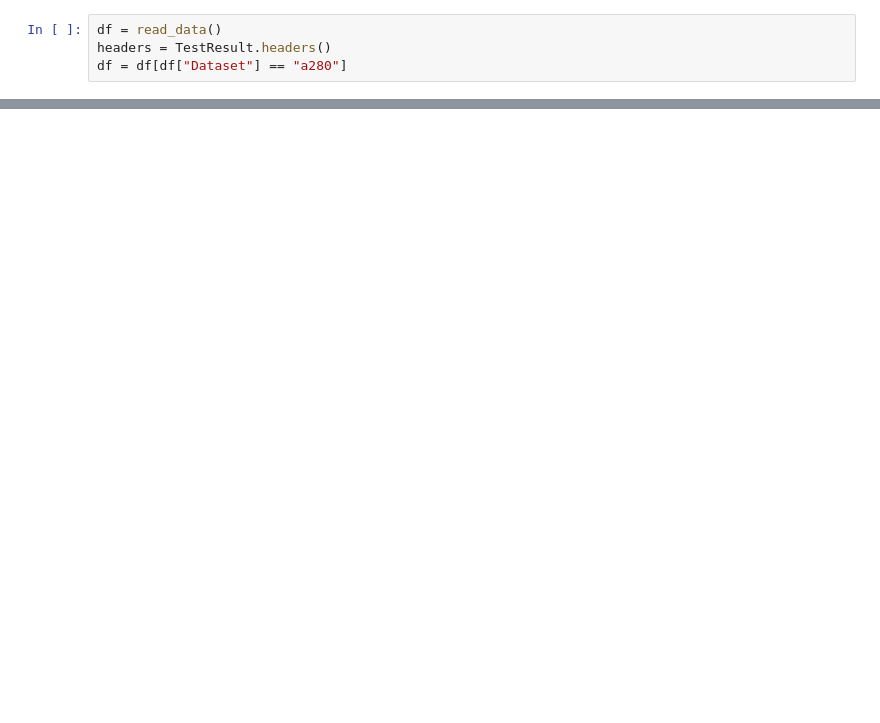
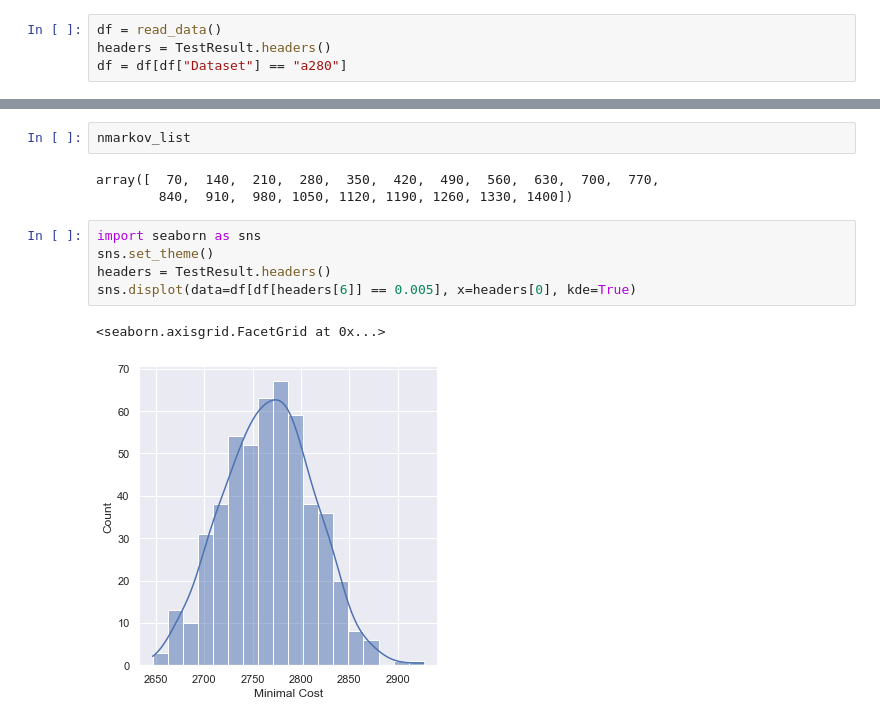
Before and after one commit to MbBrainz/StochasticSimulation-group19, a Jupyter notebook: Assignment3/par_est_nmarkov.ipynb, the cells around one changed output, grey strips where cells are left out. Drawn from its saved outputs; the diff is of its cells as text; blank space fills up the shorter version.

```diff
--- a/Assignment3/par_est_nmarkov.ipynb
+++ b/Assignment3/par_est_nmarkov.ipynb
@@ -51,0 +63,13 @@ df.describe()
+# %%
+nmarkov_list
+# %% [output]
+array([  70,  140,  210,  280,  350,  420,  490,  560,  630,  700,  770,
+        840,  910,  980, 1050, 1120, 1190, 1260, 1330, 1400])
+# %%
+import seaborn as sns
+sns.set_theme()
+headers = TestResult.headers()
+sns.displot(data=df[df[headers[6]] == 0.005], x=headers[0], kde=True)
+# %% [output]
+<seaborn.axisgrid.FacetGrid at 0x...>
+[figure, added]
```
Also changed, not shown: parts of 11 cells of this notebook, 4 other files.
